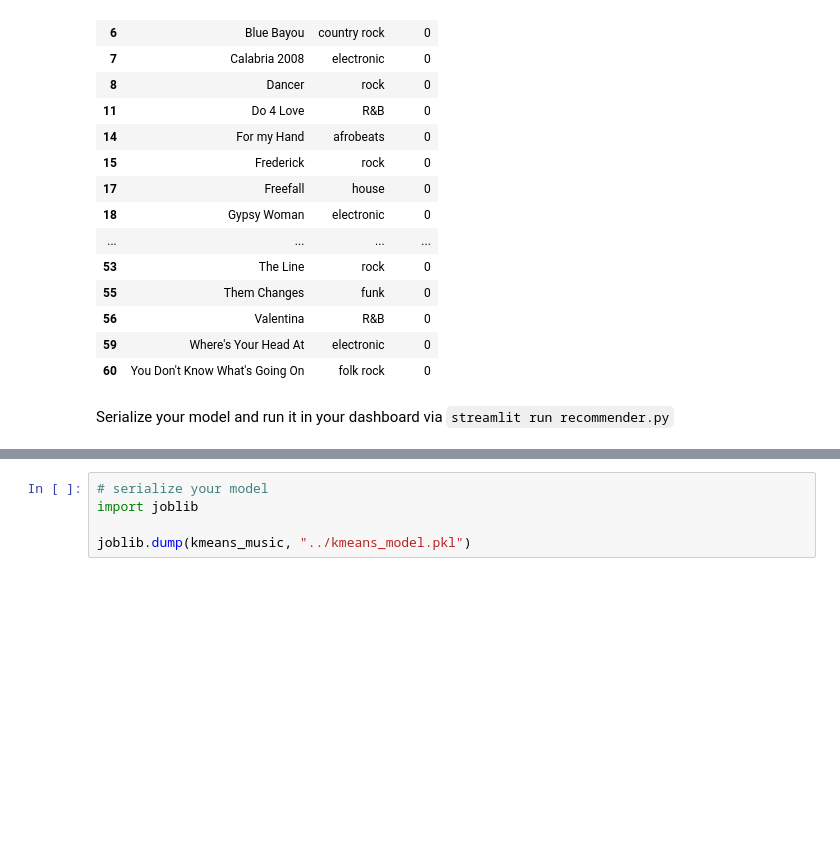
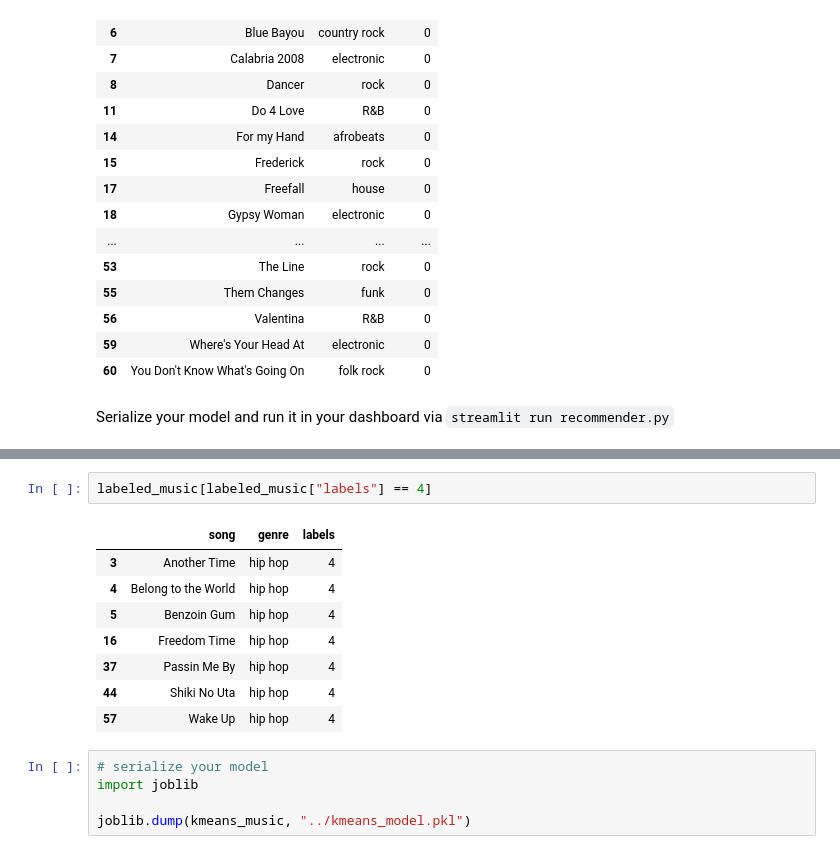
Before and after one commit to tali0n-git/music_recommender, a Jupyter notebook: notebooks/clustering.ipynb, the cells around one changed output, grey strips where cells are left out. Saved outputs shown, nothing was run; the diff lists cells and outputs as text; blank space fills up the shorter version.

```diff
--- a/notebooks/clustering.ipynb
+++ b/notebooks/clustering.ipynb
@@ -120,3 +155,14 @@ Serialize your model and run it in your dashboard via `streamlit run recommender
+# %%
+labeled_music[labeled_music["labels"] == 4]
+# %% [output]
+|  | song | genre | labels |
+| 3 | Another Time | hip hop | 4 |
+| 4 | Belong to the World | hip hop | 4 |
+| 5 | Benzoin Gum | hip hop | 4 |
+| 16 | Freedom Time | hip hop | 4 |
+| 37 | Passin Me By | hip hop | 4 |
+| 44 | Shiki No Uta | hip hop | 4 |
+| 57 | Wake Up | hip hop | 4 |
 # %%
 # serialize your model
 import joblib
```
Also changed, not shown: parts of 5 cells of this notebook, 2 other files.
